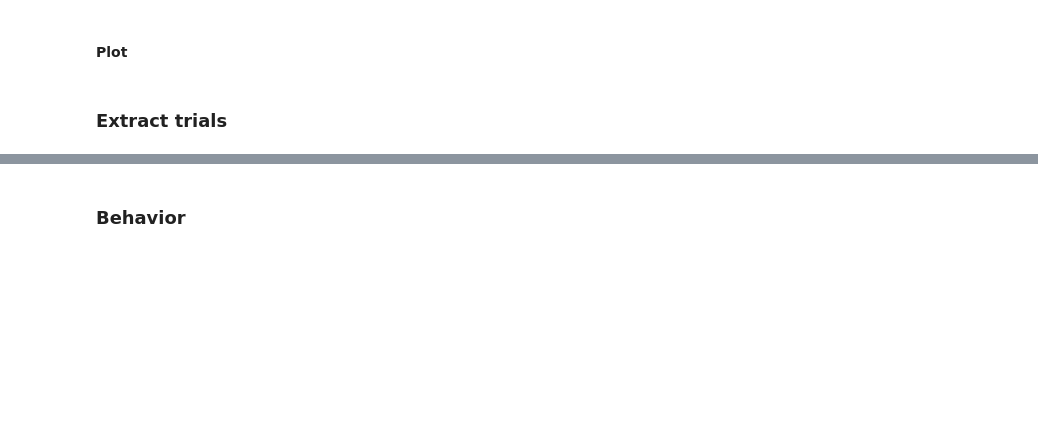
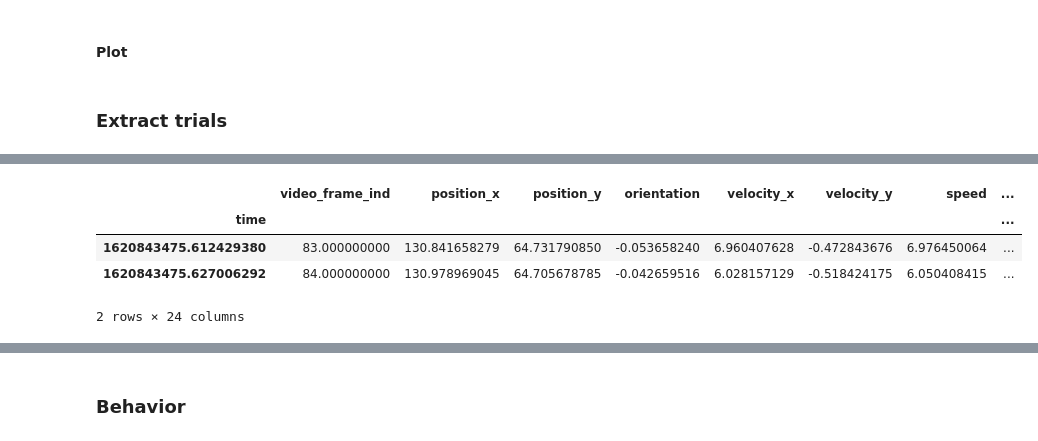
Before and after one commit to anirudh073/pfc-movement-analysis, a Jupyter notebook: notebooks/unit_tuning.ipynb, the cells around one changed output, grey strips where cells are left out. Drawn from its saved outputs; the diff is of its cells as text; code cells hidden in the pictures; blank space fills up the shorter version.

```diff
--- a/notebooks/unit_tuning.ipynb
+++ b/notebooks/unit_tuning.ipynb
@@ -234,8 +198,9 @@ error:  []
 # for name, df in zip(names, dataframes):
 #     df.to_csv(out_dir / f"{name}.csv", index=True)
 # %%
-e2_trialized_position = pd.read_csv("/media/labuser/NA_1_2025/spyglass/wilbur/analysis/position/e2_trialized_position.csv")
-e4_trialized_position = pd.read_csv("/media/labuser/NA_1_2025/spyglass/wilbur/analysis/position/e4_trialized_position.csv")
-e6_trialized_position = pd.read_csv("/media/labuser/NA_1_2025/spyglass/wilbur/analysis/position/e6_trialized_position.csv")
-e8_trialized_position = pd.read_csv("/media/labuser/NA_1_2025/spyglass/wilbur/analysis/position/e8_trialized_position.csv")
-trialized_position = pd.read_csv("/media/labuser/NA_1_2025/spyglass/wilbur/analysis/position/trialized_position.csv")
+#read from csv
+e2_trialized_position = pd.read_csv("/media/labuser/NA_1_2025/spyglass/wilbur/analysis/position/e2_trialized_position.csv", index_col = "time")
+e4_trialized_position = pd.read_csv("/media/labuser/NA_1_2025/spyglass/wilbur/analysis/position/e4_trialized_position.csv", index_col = "time")
+e6_trialized_position = pd.read_csv("/media/labuser/NA_1_2025/spyglass/wilbur/analysis/position/e6_trialized_position.csv", index_col = "time")
+e8_trialized_position = pd.read_csv("/media/labuser/NA_1_2025/spyglass/wilbur/analysis/position/e8_trialized_position.csv", index_col = "time")
+trialized_position = pd.read_csv("/media/labuser/NA_1_2025/spyglass/wilbur/analysis/position/trialized_position.csv", index_col = "time")
@@ -244,3 +207,11 @@ sns.set_context("poster")
+# %%
+trialized_position.head(2)
+# %% [output]
+|  | video_frame_ind | position_x | position_y | orientation | velocity_x | velocity_y | speed | ... |
+| time |  |  |  |  |  |  |  | ... |
+| 1620843475.612429380 | 83.000000000 | 130.841658279 | 64.731790850 | -0.053658240 | 6.960407628 | -0.472843676 | 6.976450064 | ... |
+| 1620843475.627006292 | 84.000000000 | 130.978969045 | 64.705678785 | -0.042659516 | 6.028157129 | -0.518424175 | 6.050408415 | ... |
+2 rows × 24 columns
 # %%
 # Plot trajectory for a single trial
 trial = 12
```
Also changed, not shown: parts of 65 cells of this notebook.
